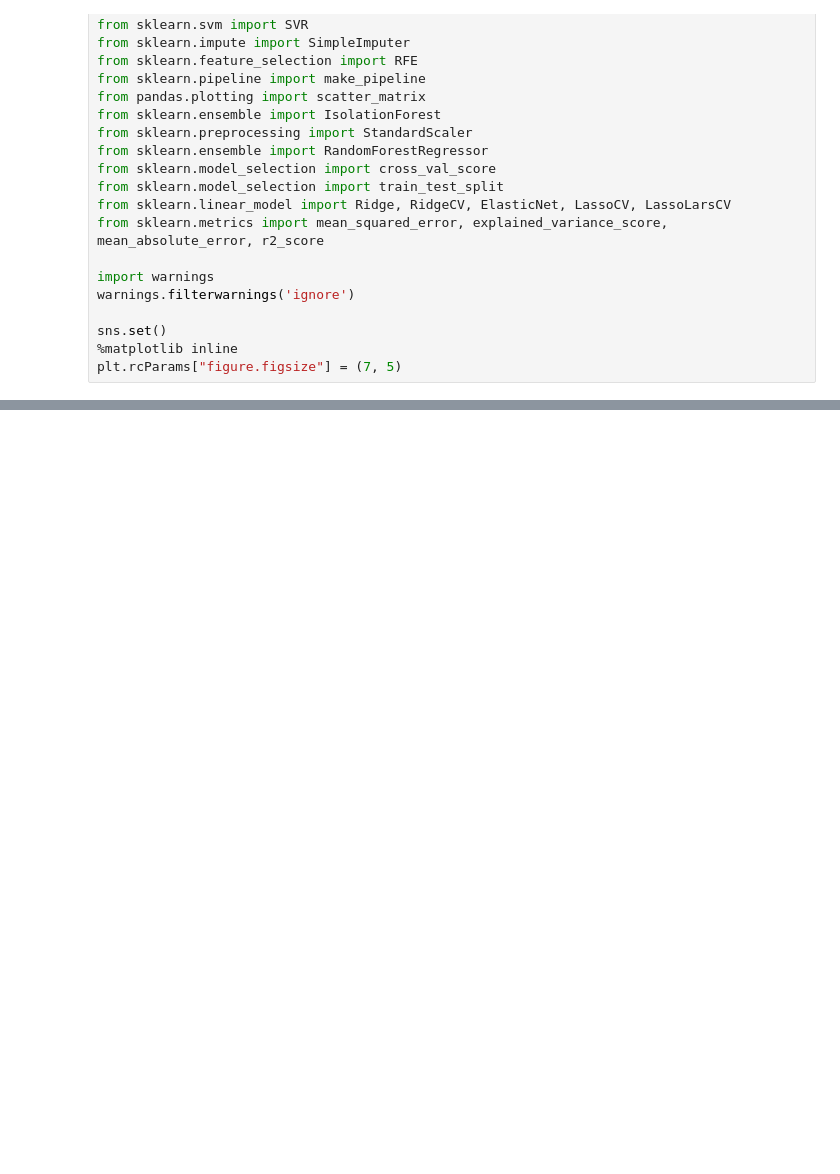
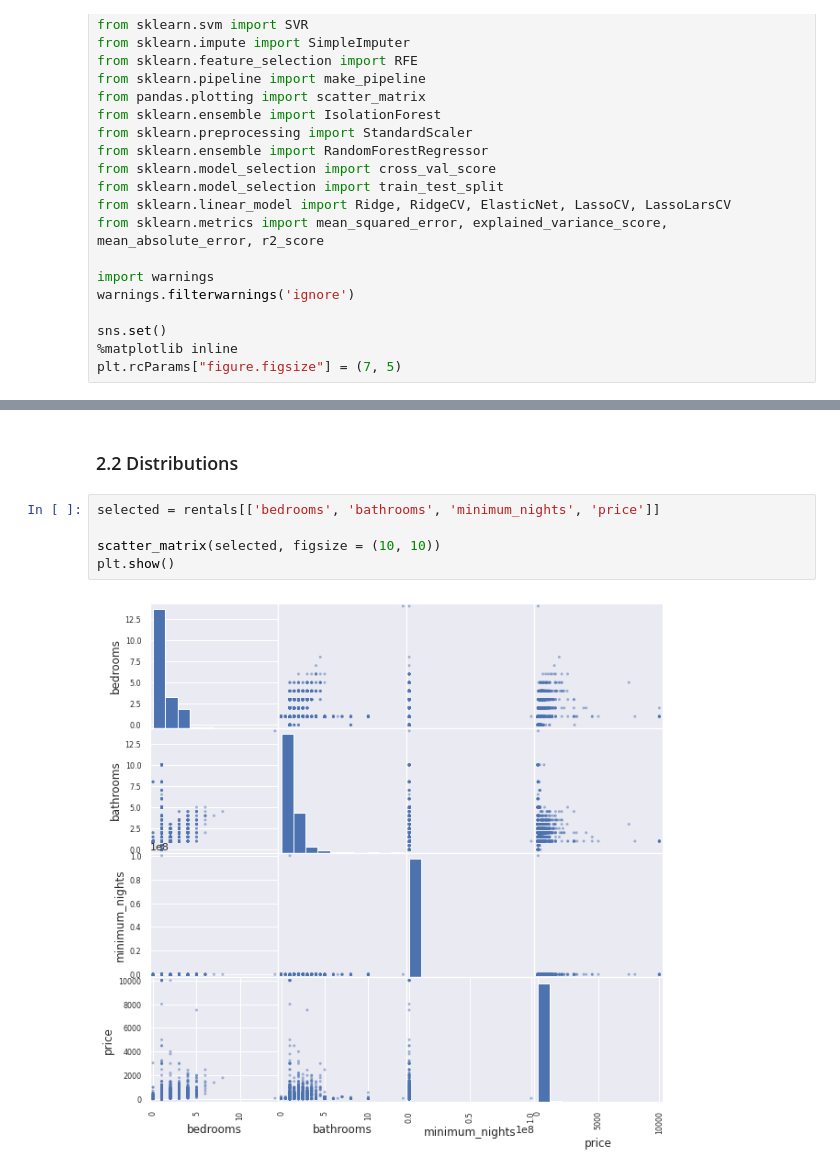
Before and after one commit to dissagaliyeva/property-rentals-analysis, a Jupyter notebook: analysis.ipynb, the cells around one changed output, grey strips where cells are left out. Drawn from its saved outputs; the diff is of its cells as text; blank space fills up the shorter version.

```diff
--- a/analysis.ipynb
+++ b/analysis.ipynb
@@ -102,0 +345,9 @@ Number of rows with missing values: 16 (0.2%)
+# %% [markdown]
+### 2.2 Distributions
+# %%
+selected = rentals[['bedrooms', 'bathrooms', 'minimum_nights', 'price']]
+
+scatter_matrix(selected, figsize = (10, 10))
+plt.show()
+# %% [output]
+[figure, added]
```
Also changed, not shown: parts of 107 cells of this notebook.
